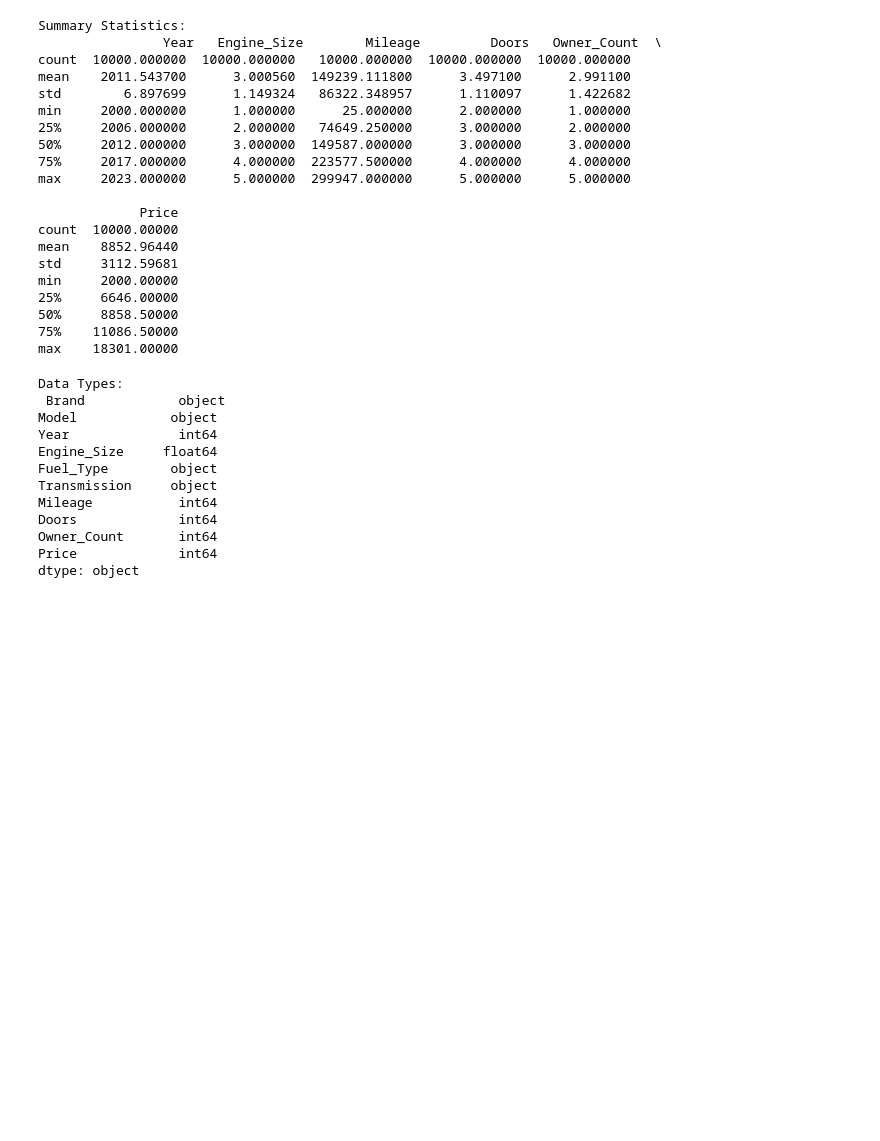
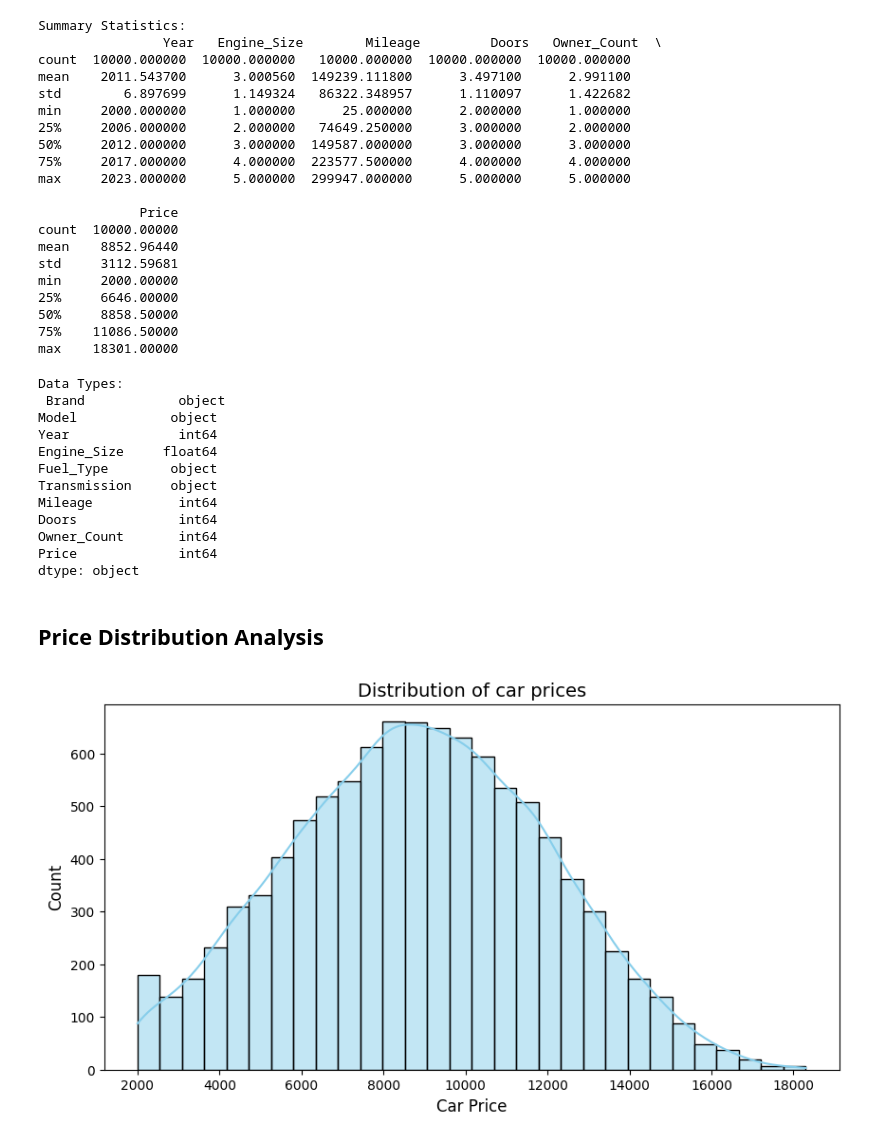
Before and after one commit to devarshi002/Car_price_data_analysis, a Jupyter notebook: test.ipynb, the cells around one changed output. Saved outputs shown, nothing was run; the diff lists cells and outputs as text; code cells hidden in the pictures; blank space fills up the shorter version.

```diff
--- a/test.ipynb
+++ b/test.ipynb
@@ -92,3 +92,26 @@ Doors             int64
 Owner_Count       int64
 Price             int64
 dtype: object
+# %% [markdown]
+## Price Distribution Analysis
+# %%
+import seaborn as sns
+
+plt.figure(figsize=(10,5))
+
+sns.histplot(df['Price'], bins=30, kde=True, color="skyblue")
+
+plt.xlabel("Car Price", fontsize=12)
+plt.ylabel("Count", fontsize=12)
+plt.title("Distribution of car prices", fontsize=14)
+
+plt.show()
+
+
+# ----------------------------------------------------------------#
+# Analysis:
+# If the histogram is skewed right, most cars are cheaper, and a few are expensive.
+# If it's normal, car prices are evenly distributed.
+# KDE (Kernel Density Estimation) helps see the smooth probability curve.
+# %% [output]
+[figure, added]
```
